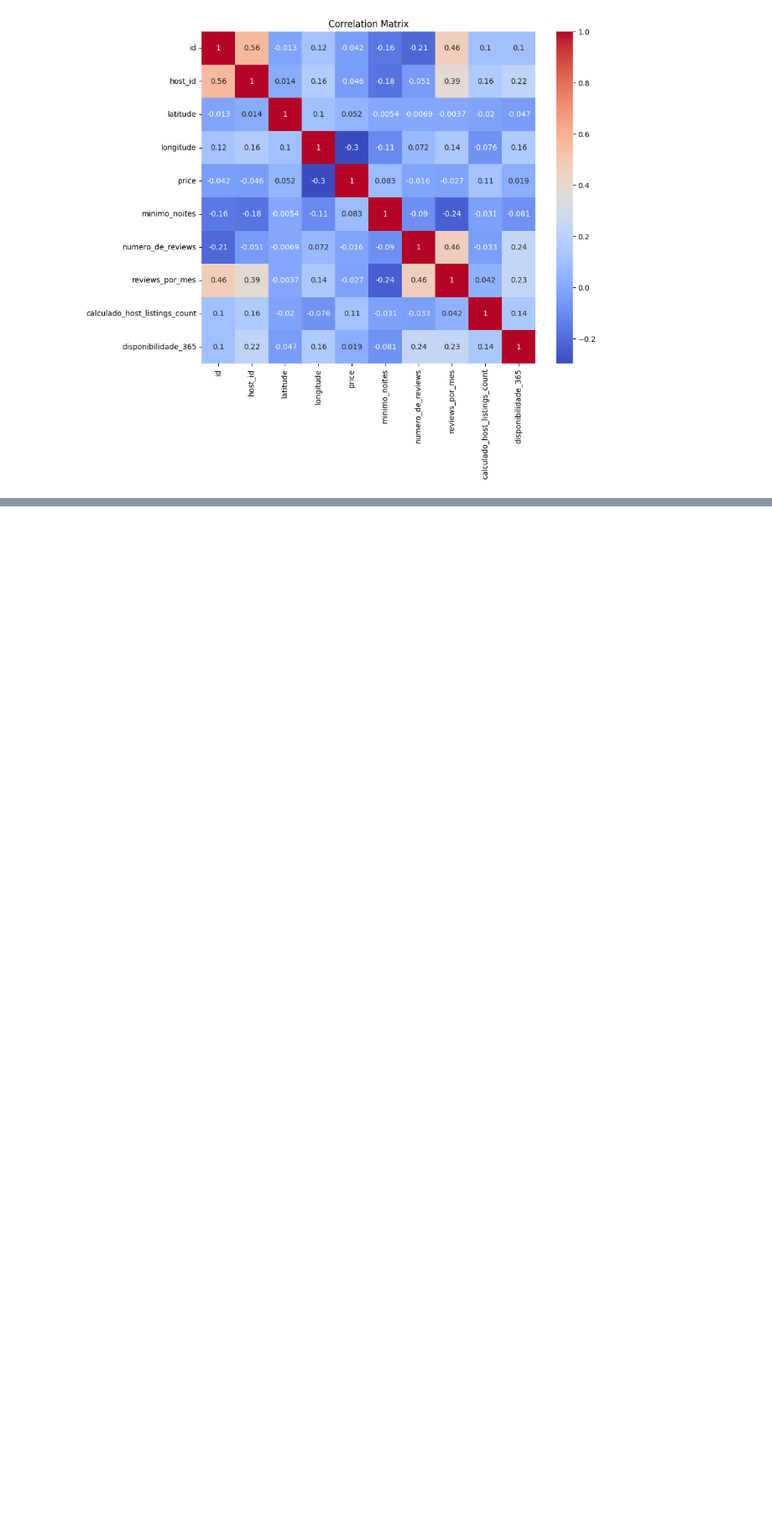
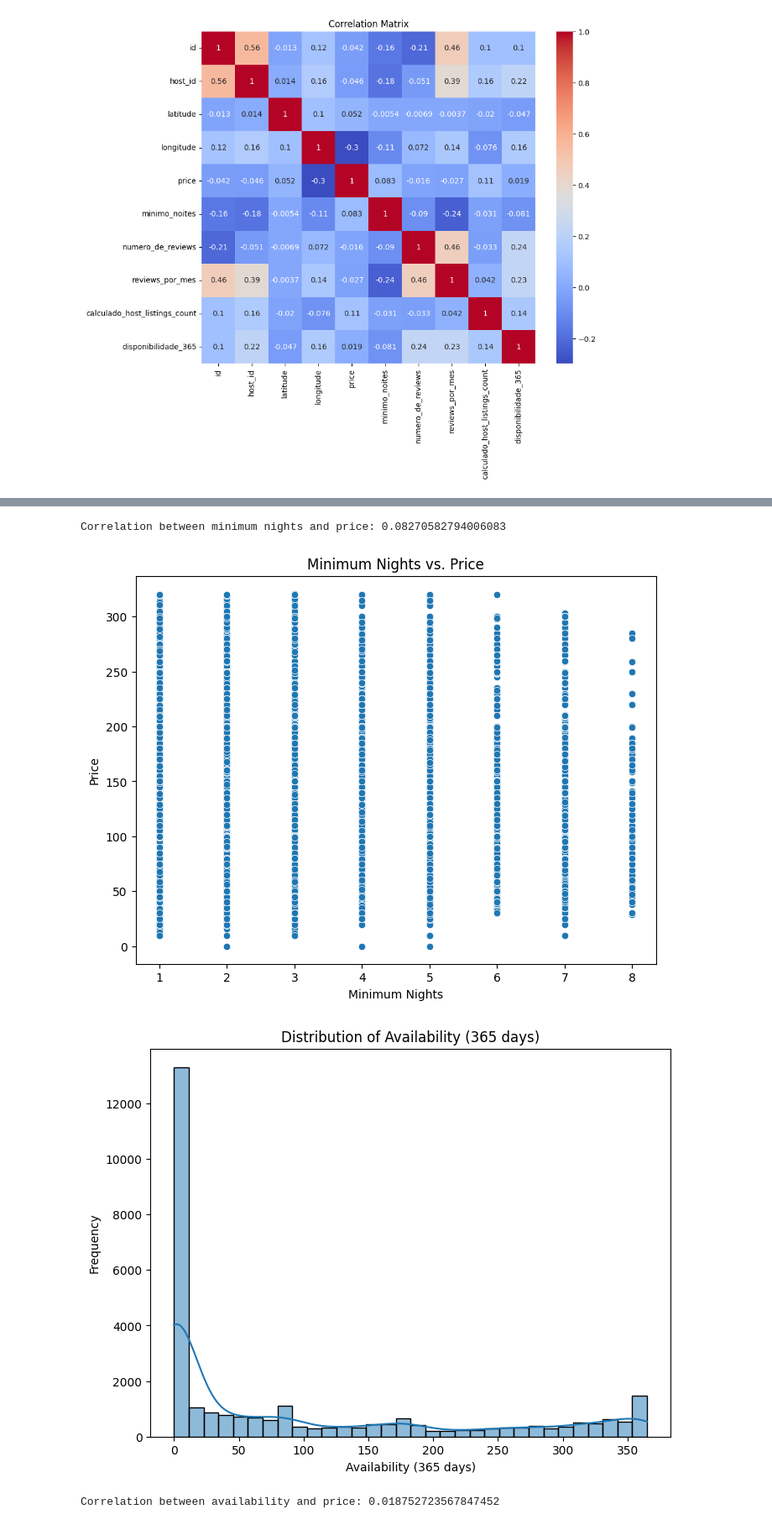
Before and after one commit to jeniferGoncalvesDaSilvaDev/LH_CD_Jenifer_Gon-alves_da_Silva, a Jupyter notebook: Cópia_de_Cópia_de_LH_CD_Jenifer_Gonçalves_da_silva.ipynb, the cells around one changed output, grey strips where cells are left out. Shown at 84% size. Drawn from its saved outputs; the diff is of its cells as text; code cells hidden in the pictures; blank space fills up the shorter version.

```diff
--- a/Cópia_de_Cópia_de_LH_CD_Jenifer_Gonçalves_da_silva.ipynb
+++ b/Cópia_de_Cópia_de_LH_CD_Jenifer_Gonçalves_da_silva.ipynb
@@ -326,0 +329,40 @@ plt.show()
+# %%
+
+
+# Correlation between 'minimo_noites' and 'price'
+correlation_minimo_preco = df2['minimo_noites'].corr(df2['price'])
+print(f"Correlation between minimum nights and price: {correlation_minimo_preco}")
+
+# Visualize the relationship
+plt.figure(figsize=(8, 6))
+sns.scatterplot(x='minimo_noites', y='price', data=df2)
+plt.title('Minimum Nights vs. Price')
+plt.xlabel('Minimum Nights')
+plt.ylabel('Price')
+plt.show()
+
+# Analyze the impact of 'disponibilidade_365' on 'price'
+# First, let's explore the distribution of 'disponibilidade_365'
+plt.figure(figsize=(8, 6))
+sns.histplot(df2['disponibilidade_365'], kde=True)
+plt.title('Distribution of Availability (365 days)')
+plt.xlabel('Availability (365 days)')
+plt.ylabel('Frequency')
+plt.show()
+
+# Calculate the correlation between 'disponibilidade_365' and 'price'
+correlation_disponibilidade_preco = df2['disponibilidade_365'].corr(df2['price'])
+print(f"Correlation between availability and price: {correlation_disponibilidade_preco}")
+
+# Visualize the relationship
+plt.figure(figsize=(8, 6))
+sns.scatterplot(x='disponibilidade_365', y='price', data=df2)
+plt.title('Availability (365 days) vs. Price')
+plt.xlabel('Availability (365 days)')
+plt.ylabel('Price')
+plt.show()
+# %% [output]
+Correlation between minimum nights and price: 0.08270582794006083
+[figure, added]
+[figure, added]
+Correlation between availability and price: 0.018752723567847452
```
Also changed, not shown: parts of 2 cells of this notebook.
